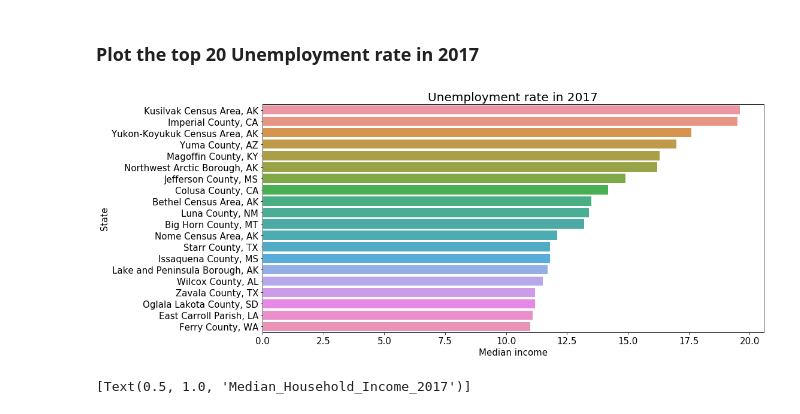
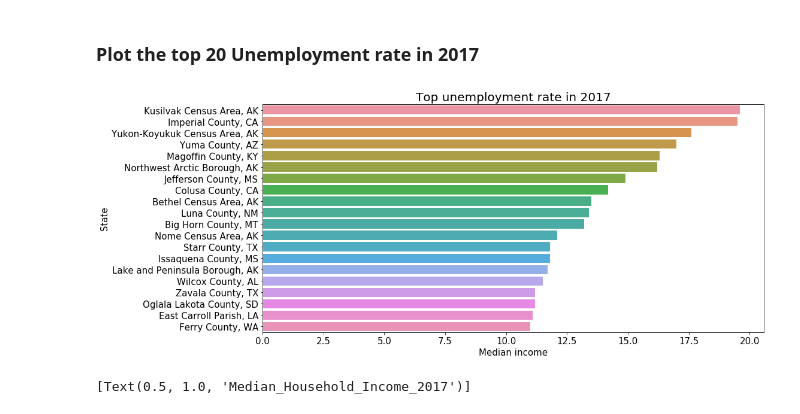
Before and after one commit to rathapech/Median_Household_Incomes_US_counties, a Jupyter notebook: main_notebook.ipynb, the cells around one changed output. Cells and saved outputs as stored; diff of their text form; code cells hidden in the pictures.

```diff
--- a/main_notebook.ipynb
+++ b/main_notebook.ipynb
@@ -367,14 +367,14 @@ bar.tick_params(labelsize=15)
 # %%
 df_income = df_une.sort_values(by='Unemployment_rate_2017', ascending=False)
 df_income['State_and_area_name'] = df_income['Area_name']+', '+df_income['State']
 f, ax = plt.subplots(figsize=(15, 7))
 bar = sns.barplot(x="Unemployment_rate_2017", y="State_and_area_name", data=df_income.head(20))
-bar.set_title("Unemployment rate in 2017", fontsize=20)
+bar.set_title("Top unemployment rate in 2017", fontsize=20)
 bar.set_xlabel("Median income",fontsize=15)
 bar.set_ylabel("State",fontsize=15)
 bar.tick_params(labelsize=15)
 # %% [output]
-[figure, old version]
+[figure, new version]
 # %%
 fig, temp = plt.subplots(figsize=(7,5))
 data = np.sort(df_une['Median_Household_Income_2017'])
```
Also changed, not shown: parts of 18 cells of this notebook.
